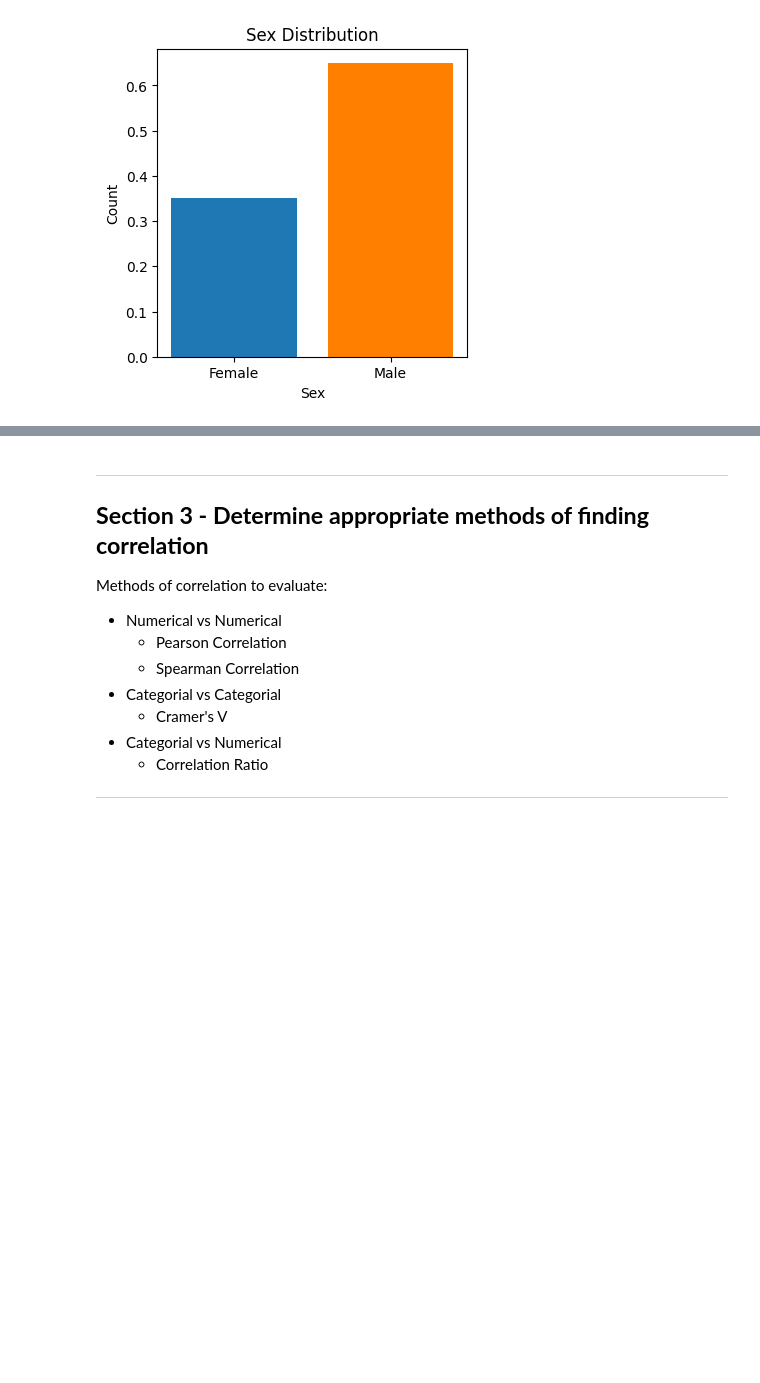
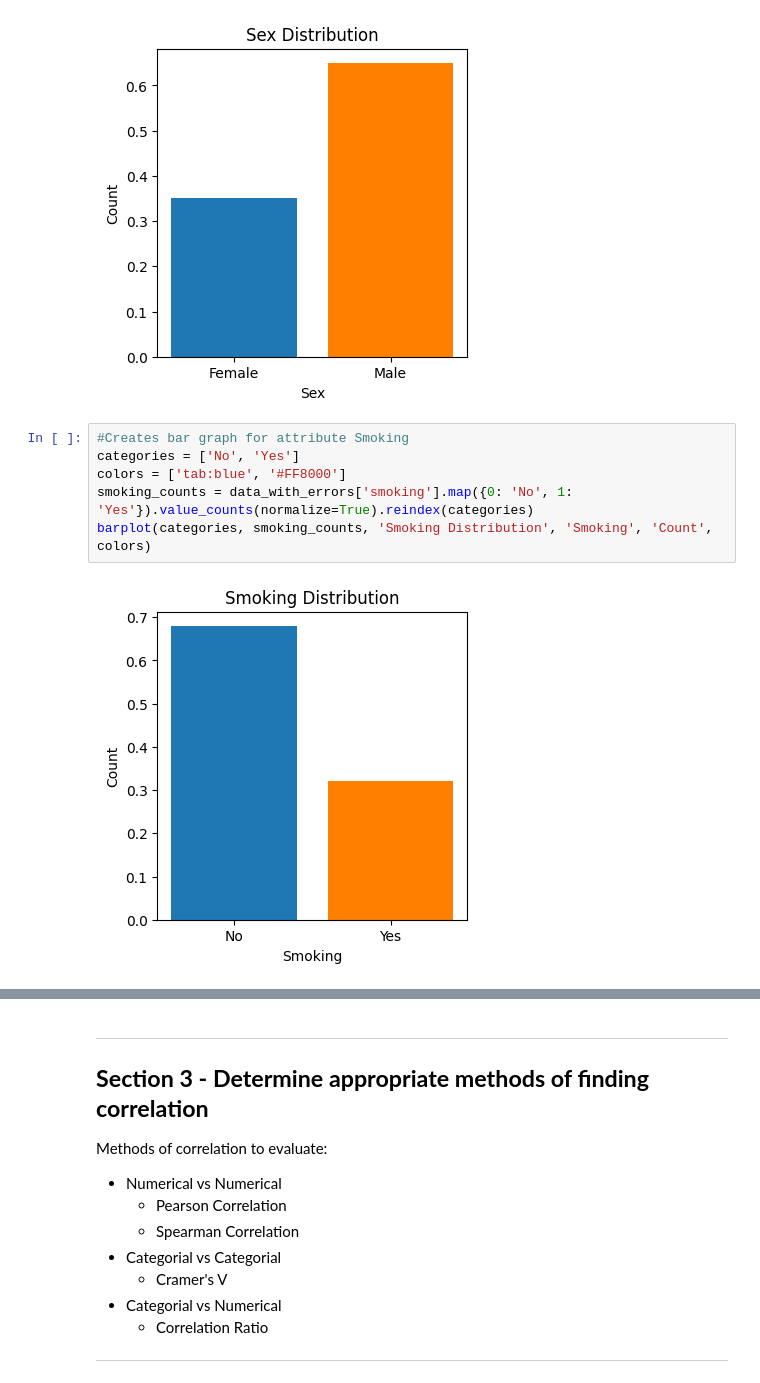
Before and after one commit to Bencp2/HeartDisease, a Jupyter notebook: HeartDiseaseAnalysis.ipynb, the cells around one changed output, grey strips where cells are left out. Cells and saved outputs as stored; diff of their text form; blank space fills up the shorter version.

Commit message:
Created all categorial bar charts

```diff
--- a/HeartDiseaseAnalysis.ipynb
+++ b/HeartDiseaseAnalysis.ipynb
@@ -236,3 +238,11 @@ sex_counts = data_with_errors['sex'].map({0: 'Female', 1: 'Male'}).value_counts(
 barplot(categories, sex_counts, 'Sex Distribution', 'Sex', 'Count', colors)
 # %% [output]
 [figure]
+# %%
+#Creates bar graph for attribute Smoking
+categories = ['No', 'Yes']
+colors = ['tab:blue', '#FF8000']
+smoking_counts = data_with_errors['smoking'].map({0: 'No', 1: 'Yes'}).value_counts(normalize=True).reindex(categories)
+barplot(categories, smoking_counts, 'Smoking Distribution', 'Smoking', 'Count', colors)
+# %% [output]
+[figure, added]
```
Also changed, not shown: parts of 5 cells of this notebook.
